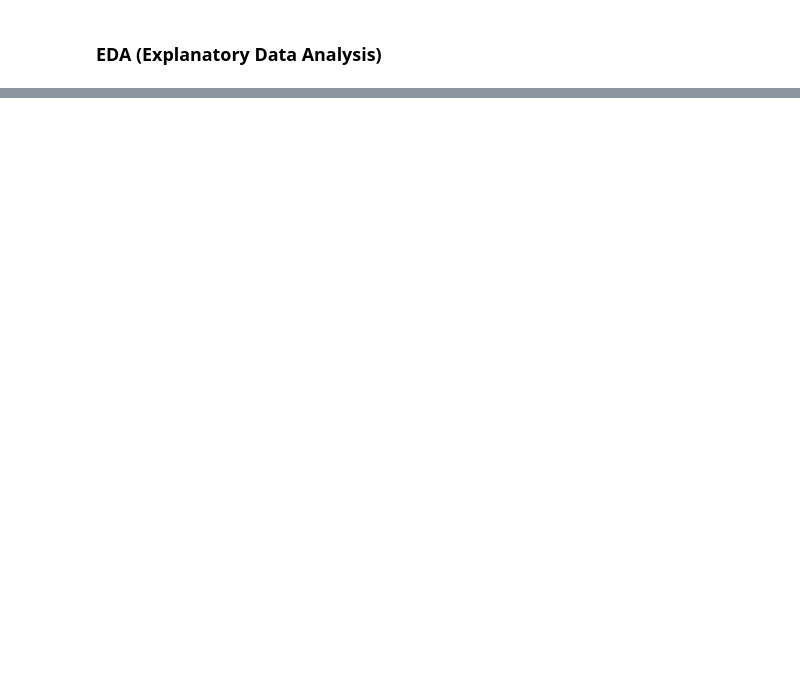
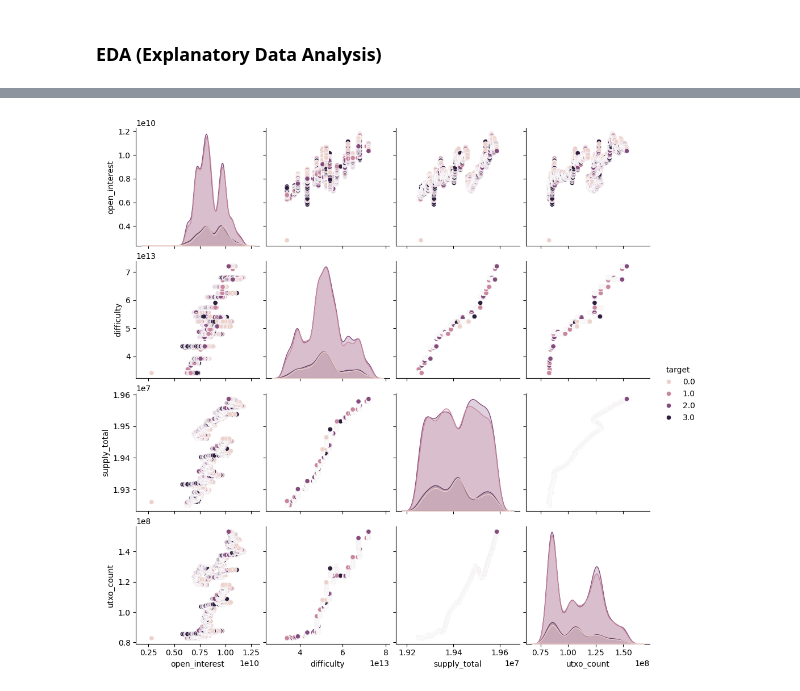
Before and after one commit to boostcampaitech7/level1-classificationinmachinelearning-recsys-03, a Jupyter notebook: code/davin_EDA.ipynb, the cells around one changed output, grey strips where cells are left out. Cells and saved outputs as stored; diff of their text form; code cells hidden in the pictures; blank space fills up the shorter version.

```diff
--- a/code/davin_EDA.ipynb
+++ b/code/davin_EDA.ipynb
@@ -43,0 +238,5 @@ for _file_name, _df in tqdm(file_dict.items()):
+# %%
+sns.pairplot(eda_df[close_selected + ['target']], hue='target')
+plt.show()
+# %% [output]
+[figure, added]
```
Also changed, not shown: parts of 29 cells of this notebook.
